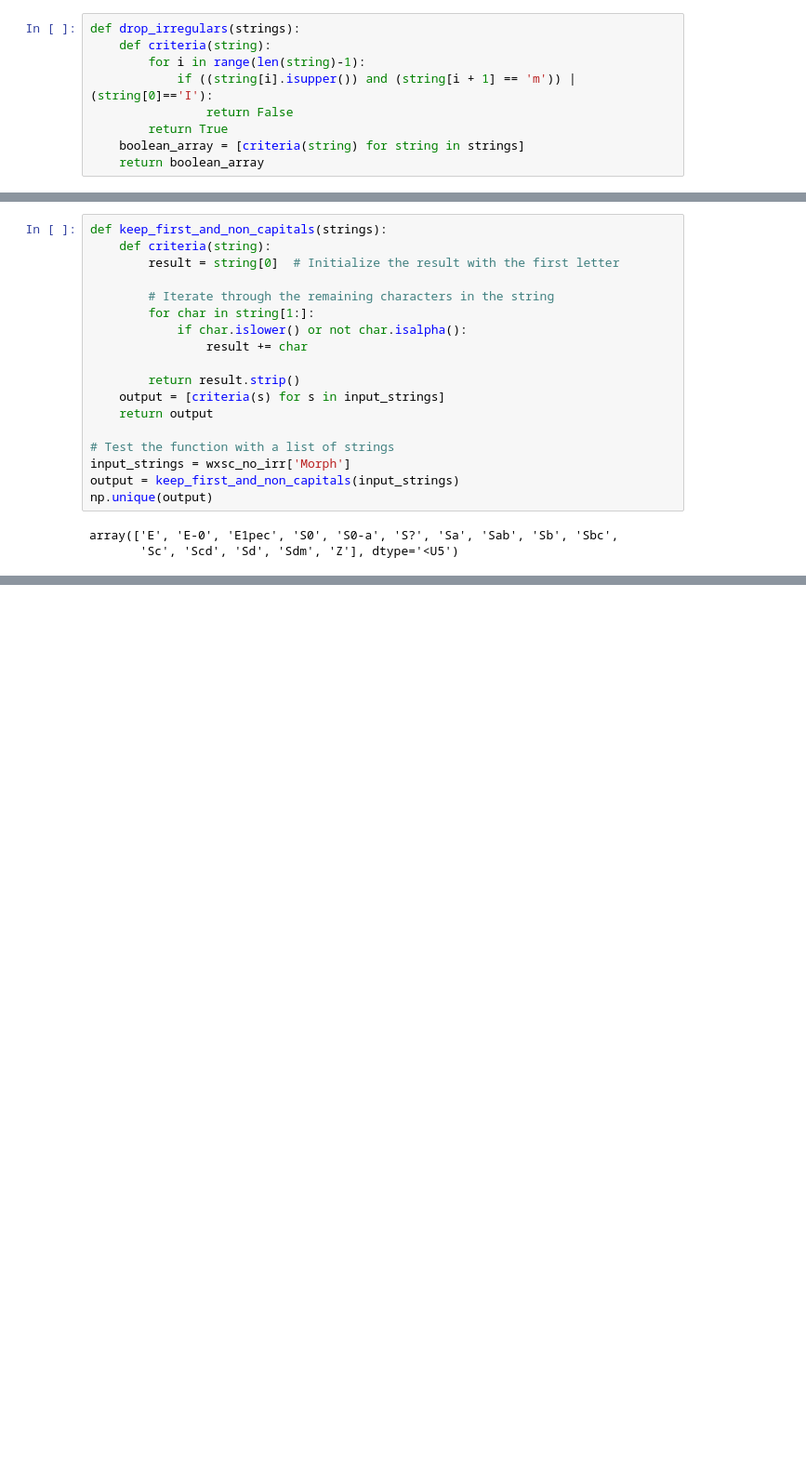
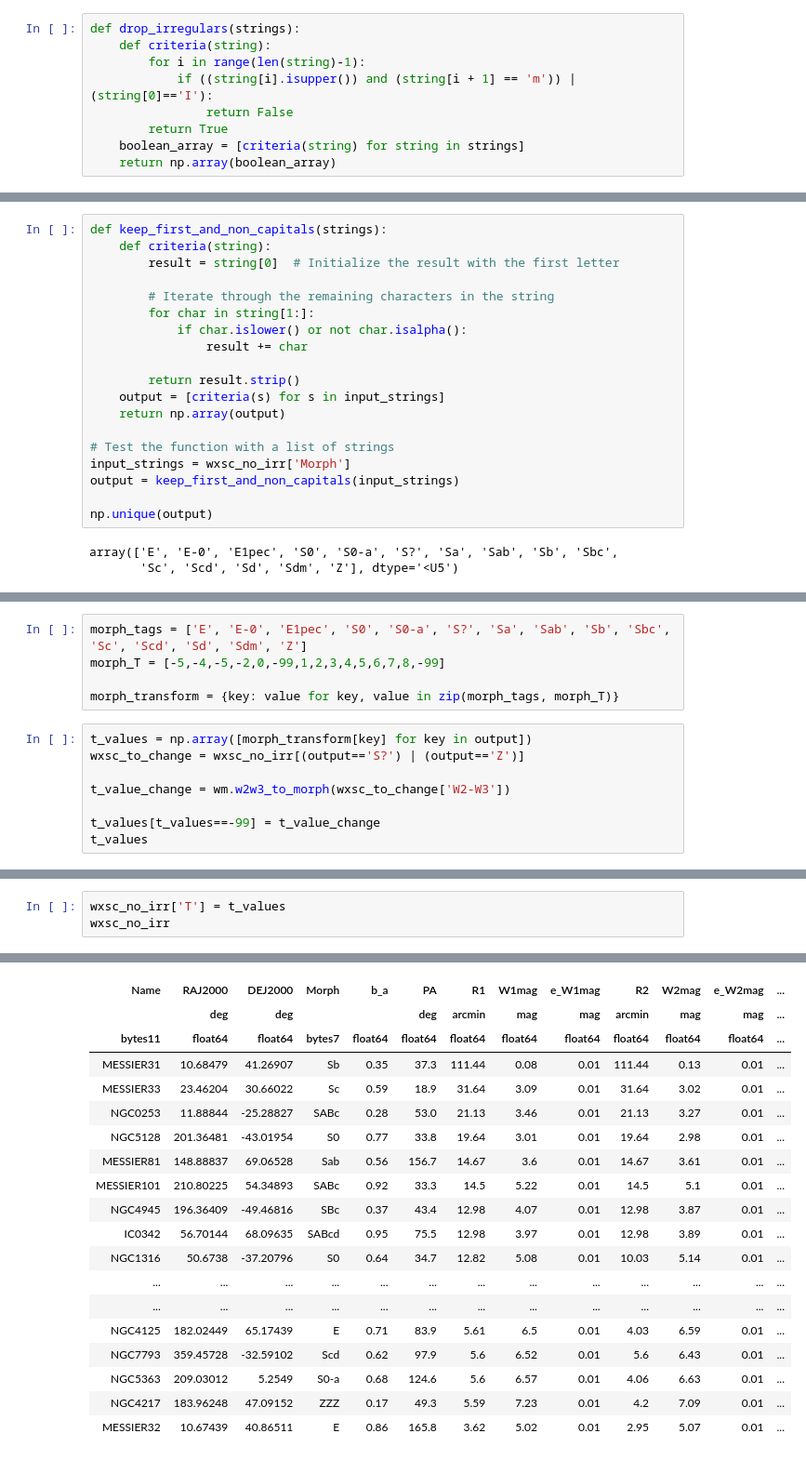
Before and after one commit to joacoh/wise2mbh, a Jupyter notebook: notebooks/wxsc_test.ipynb, the cells around one changed output, grey strips where cells are left out. Shown at 93% size. Saved outputs shown, nothing was run; the diff lists cells and outputs as text; blank space fills up the shorter version.

```diff
--- a/notebooks/wxsc_test.ipynb
+++ b/notebooks/wxsc_test.ipynb
@@ -47,7 +49,7 @@ def drop_irregulars(strings):
                 return False
         return True
     boolean_array = [criteria(string) for string in strings]
-    return boolean_array
+    return np.array(boolean_array)
 # %%
 drop_boolean = drop_irregulars(wxsc['Morph'])
 wxsc_no_irr = wxsc[drop_boolean]
@@ -83,11 +85,12 @@ def keep_first_and_non_capitals(strings):
 
         return result.strip()
     output = [criteria(s) for s in input_strings]
-    return output
+    return np.array(output)
 
 # Test the function with a list of strings
 input_strings = wxsc_no_irr['Morph']
 output = keep_first_and_non_capitals(input_strings)
+
 np.unique(output)
 # %% [output]
 array(['E', 'E-0', 'E1pec', 'S0', 'S0-a', 'S?', 'Sa', 'Sab', 'Sb', 'Sbc',
@@ -100,0 +100,13 @@ UnitTypeError: Longitude instances require units equivalent to 'rad', so cannot
+# %%
+morph_tags = ['E', 'E-0', 'E1pec', 'S0', 'S0-a', 'S?', 'Sa', 'Sab', 'Sb', 'Sbc', 'Sc', 'Scd', 'Sd', 'Sdm', 'Z']
+morph_T = [-5,-4,-5,-2,0,-99,1,2,3,4,5,6,7,8,-99]
+
+morph_transform = {key: value for key, value in zip(morph_tags, morph_T)}
+# %%
+t_values = np.array([morph_transform[key] for key in output])
+wxsc_to_change = wxsc_no_irr[(output=='S?') | (output=='Z')]
+
+t_value_change = wm.w2w3_to_morph(wxsc_to_change['W2-W3'])
+
+t_values[t_values==-99] = t_value_change
+t_values
@@ -100,0 +120,4 @@ UnitTypeError: Longitude instances require units equivalent to 'rad', so cannot
+# %%
+wxsc_no_irr['T'] = t_values
+wxsc_no_irr
+# %% [output]
@@ -100,0 +125,19 @@ UnitTypeError: Longitude instances require units equivalent to 'rad', so cannot
+| Name | RAJ2000 | DEJ2000 | Morph | b_a | PA | R1 | W1mag | e_W1mag | R2 | W2mag | e_W2mag | ... |
+|  | deg | deg |  |  | deg | arcmin | mag | mag | arcmin | mag | mag | ... |
+| bytes11 | float64 | float64 | bytes7 | float64 | float64 | float64 | float64 | float64 | float64 | float64 | float64 | ... |
+| MESSIER31 | 10.68479 | 41.26907 | Sb | 0.35 | 37.3 | 111.44 | 0.08 | 0.01 | 111.44 | 0.13 | 0.01 | ... |
+| MESSIER33 | 23.46204 | 30.66022 | Sc | 0.59 | 18.9 | 31.64 | 3.09 | 0.01 | 31.64 | 3.02 | 0.01 | ... |
+| NGC0253 | 11.88844 | -25.28827 | SABc | 0.28 | 53.0 | 21.13 | 3.46 | 0.01 | 21.13 | 3.27 | 0.01 | ... |
+| NGC5128 | 201.36481 | -43.01954 | S0 | 0.77 | 33.8 | 19.64 | 3.01 | 0.01 | 19.64 | 2.98 | 0.01 | ... |
+| MESSIER81 | 148.88837 | 69.06528 | Sab | 0.56 | 156.7 | 14.67 | 3.6 | 0.01 | 14.67 | 3.61 | 0.01 | ... |
+| MESSIER101 | 210.80225 | 54.34893 | SABc | 0.92 | 33.3 | 14.5 | 5.22 | 0.01 | 14.5 | 5.1 | 0.01 | ... |
+| NGC4945 | 196.36409 | -49.46816 | SBc | 0.37 | 43.4 | 12.98 | 4.07 | 0.01 | 12.98 | 3.87 | 0.01 | ... |
+| IC0342 | 56.70144 | 68.09635 | SABcd | 0.95 | 75.5 | 12.98 | 3.97 | 0.01 | 12.98 | 3.89 | 0.01 | ... |
+| NGC1316 | 50.6738 | -37.20796 | S0 | 0.64 | 34.7 | 12.82 | 5.08 | 0.01 | 10.03 | 5.14 | 0.01 | ... |
+| ... | ... | ... | ... | ... | ... | ... | ... | ... | ... | ... | ... | ... |
+| ... | ... | ... | ... | ... | ... | ... | ... | ... | ... | ... | ... | ... |
+| NGC4125 | 182.02449 | 65.17439 | E | 0.71 | 83.9 | 5.61 | 6.5 | 0.01 | 4.03 | 6.59 | 0.01 | ... |
+| NGC7793 | 359.45728 | -32.59102 | Scd | 0.62 | 97.9 | 5.6 | 6.52 | 0.01 | 5.6 | 6.43 | 0.01 | ... |
+| NGC5363 | 209.03012 | 5.2549 | S0-a | 0.68 | 124.6 | 5.6 | 6.57 | 0.01 | 4.06 | 6.63 | 0.01 | ... |
+| NGC4217 | 183.96248 | 47.09152 | ZZZ | 0.17 | 49.3 | 5.59 | 7.23 | 0.01 | 4.2 | 7.09 | 0.01 | ... |
+| MESSIER32 | 10.67439 | 40.86511 | E | 0.86 | 165.8 | 3.62 | 5.02 | 0.01 | 2.95 | 5.07 | 0.01 | ... |
```
Also changed, not shown: parts of 18 cells of this notebook, 1 other file.
